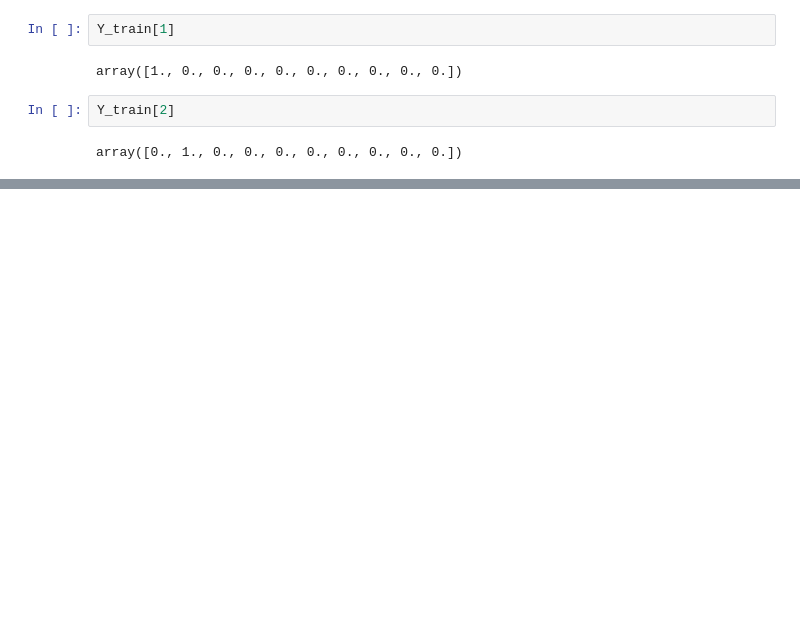
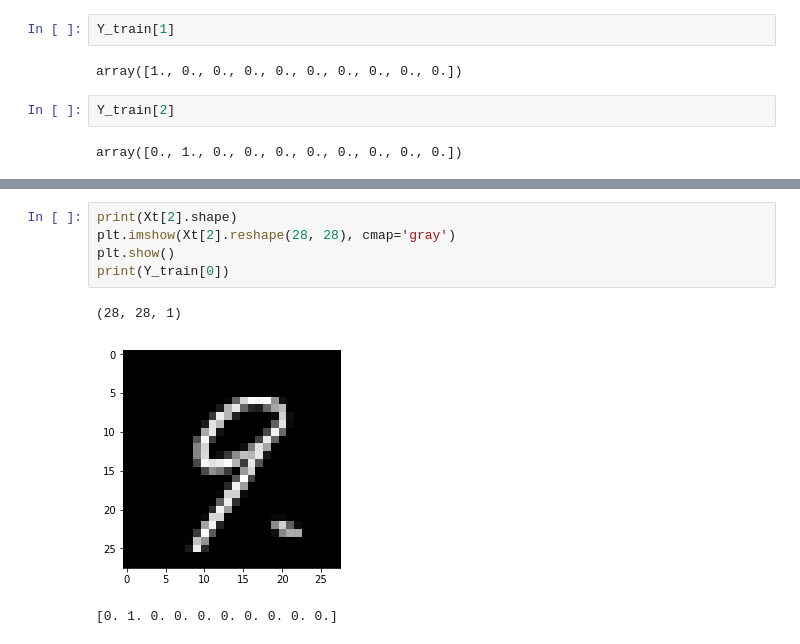
Before and after one commit to mayoudong1993/TensorFlowLearning, a Jupyter notebook: Digit Recognizer/[Kaggle]Digit Recognizer.ipynb, the cells around one changed output, grey strips where cells are left out. Drawn from its saved outputs; the diff is of its cells as text; blank space fills up the shorter version.

```diff
--- a/Digit Recognizer/[Kaggle]Digit Recognizer.ipynb
+++ b/Digit Recognizer/[Kaggle]Digit Recognizer.ipynb
@@ -383,0 +400,9 @@ array([0., 1., 0., 0., 0., 0., 0., 0., 0., 0.])
+# %%
+print(Xt[2].shape)
+plt.imshow(Xt[2].reshape(28, 28), cmap='gray')
+plt.show()
+print(Y_train[0])
+# %% [output]
+(28, 28, 1)
+[figure, added]
+[0. 1. 0. 0. 0. 0. 0. 0. 0. 0.]
```
Also changed, not shown: parts of 9 cells of this notebook, 1 other file.
